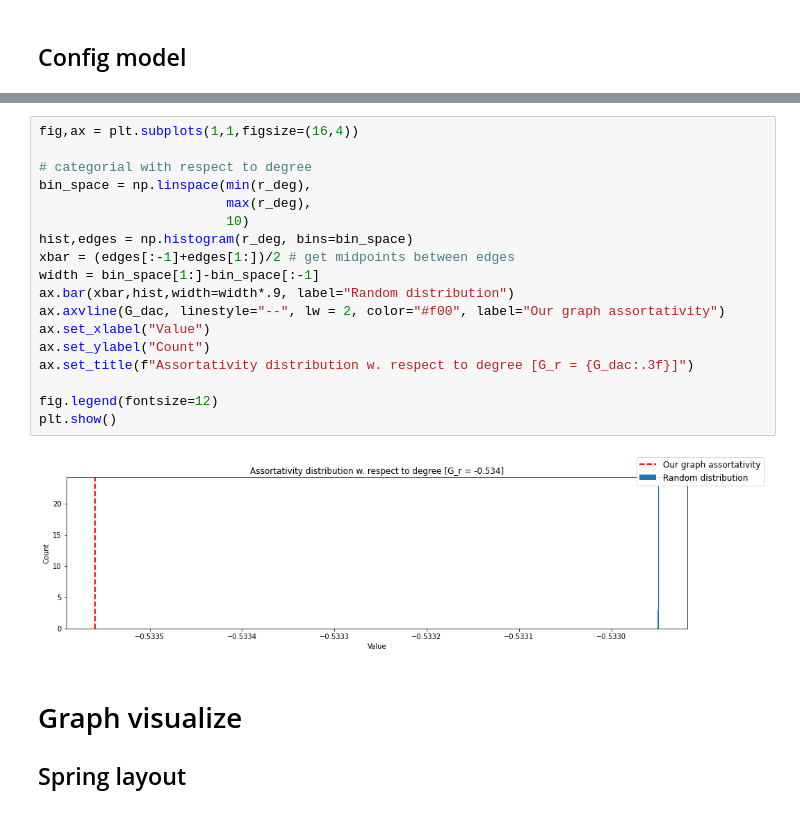
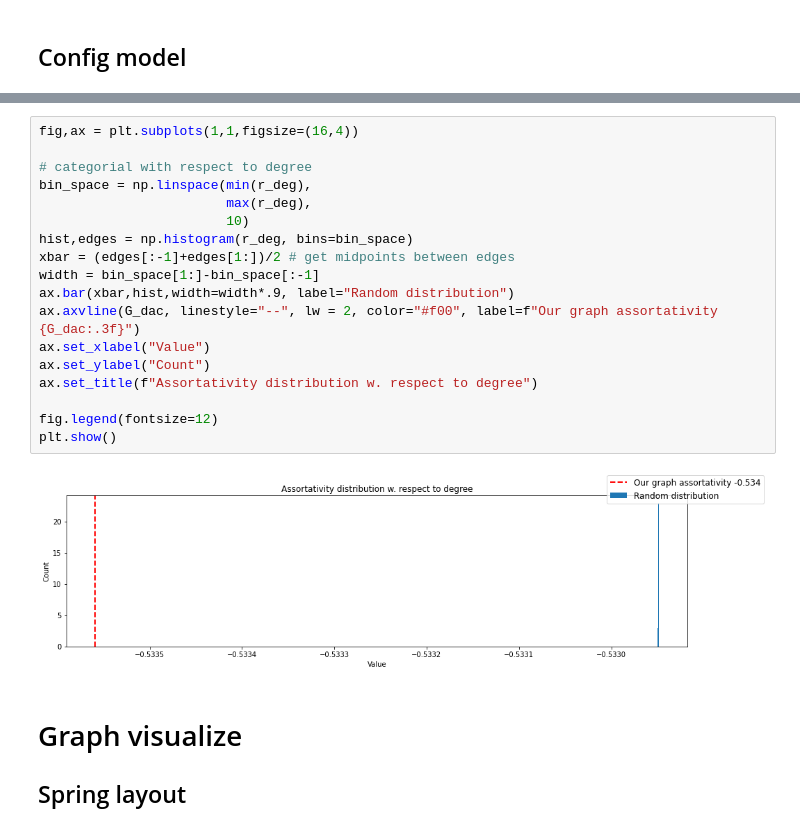
Before and after one commit to Simo067m/ComSocSci-Assignments, a Jupyter notebook: project/graph.ipynb, the cells around one changed output, grey strips where cells are left out. Saved outputs shown, nothing was run; the diff lists cells and outputs as text.

```diff
--- a/project/graph.ipynb
+++ b/project/graph.ipynb
@@ -461,23 +524,23 @@ print(G_dac)
 # %%
 fig,ax = plt.subplots(1,1,figsize=(16,4))
 
 # categorial with respect to degree
 bin_space = np.linspace(min(r_deg),
                         max(r_deg),
                         10)
 hist,edges = np.histogram(r_deg, bins=bin_space)
 xbar = (edges[:-1]+edges[1:])/2 # get midpoints between edges
 width = bin_space[1:]-bin_space[:-1]
 ax.bar(xbar,hist,width=width*.9, label="Random distribution")
-ax.axvline(G_dac, linestyle="--", lw = 2, color="#f00", label="Our graph assortativity")
+ax.axvline(G_dac, linestyle="--", lw = 2, color="#f00", label=f"Our graph assortativity {G_dac:.3f}")
 ax.set_xlabel("Value")
 ax.set_ylabel("Count")
-ax.set_title(f"Assortativity distribution w. respect to degree [G_r = {G_dac:.3f}]")
+ax.set_title(f"Assortativity distribution w. respect to degree")
 
 fig.legend(fontsize=12)
 plt.show()
 # %% [output]
-[figure, old version]
+[figure, new version]
 # %% [markdown]
 # Graph visualize
 
```
Also changed, not shown: parts of 13 cells of this notebook, 2 other files.
